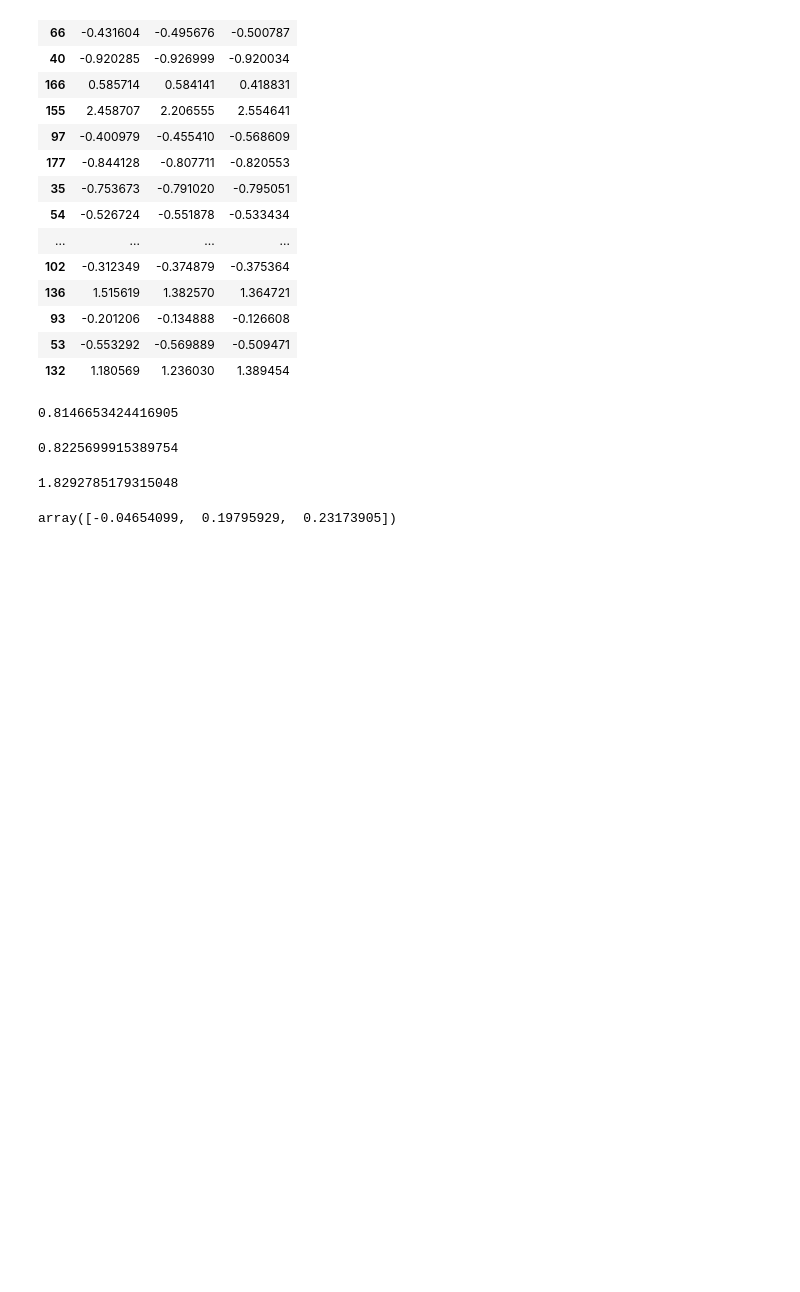
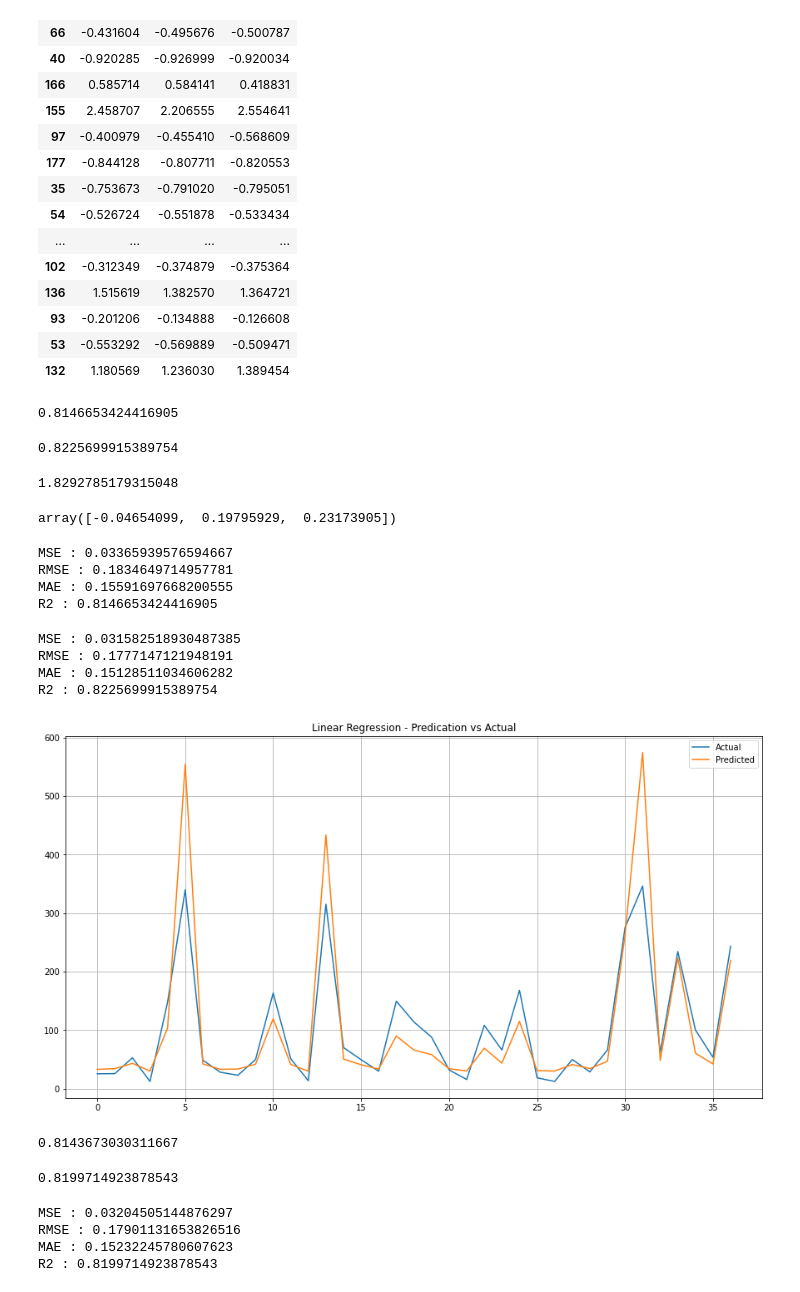
Before and after one commit to prav87654/Regression-YesBank-Stock-Prediction, a Jupyter notebook: Yes_Bank_Stock_Prediction(Praveen_S)_Regression_model.ipynb, the cells around one changed output. Cells and saved outputs as stored; diff of their text form; code cells hidden in the pictures; blank space fills up the shorter version.

```diff
--- a/Yes_Bank_Stock_Prediction(Praveen_S)_Regression_model.ipynb
+++ b/Yes_Bank_Stock_Prediction(Praveen_S)_Regression_model.ipynb
@@ -334,3 +334,54 @@ reg.intercept_
 reg.coef_
 # %% [output]
 array([-0.04654099,  0.19795929,  0.23173905])
+# %%
+# Train Performance
+
+# Evaluation Metrics of the Trained model
+print("MSE :",mean_squared_error(y_train, y_train_pred))
+print("RMSE :",math.sqrt(mean_squared_error(y_train, y_train_pred)))
+print("MAE :",mean_absolute_error(y_train, y_train_pred))
+print("R2 :",r2_score(y_train, y_train_pred))
+# %% [output]
+MSE : 0.03365939576594667
+RMSE : 0.1834649714957781
+MAE : 0.15591697668200555
+R2 : 0.8146653424416905
+# %%
+# Test Performance
+
+# Evaluation Metrics of the Tested model
+print("MSE :",mean_squared_error(y_test, y_test_pred))
+print("RMSE :",math.sqrt(mean_squared_error(y_test, y_test_pred)))
+print("MAE :",mean_absolute_error(y_test, y_test_pred))
+print("R2 :",r2_score(y_test, y_test_pred))
+# %% [output]
+MSE : 0.031582518930487385
+RMSE : 0.1777147121948191
+MAE : 0.15128511034606282
+R2 : 0.8225699915389754
+# %%
+# Linear Regression Plotting Prediction over Actual
+
+# Defining the size of the graph
+plt.figure(figsize=(15,8))
+
+#Plotting line plot of the Prediction model
+plt.plot(10**(np.array(y_test)))
+
+#Plotting line plot of the Actual model
+plt.plot(10**(y_test_pred))
+
+# Defining the title of the graph
+plt.title('Linear Regression - Predication vs Actual')
+
+# Defining the legend title
+plt.legend(['Actual','Predicted'])
+
+# Defining the grid lines
+plt.grid()
+
+#Displaying the gragh
+plt.show()
+# %% [output]
+[figure, added]
@@ -336,0 +397,9 @@ array([-0.04654099,  0.19795929,  0.23173905])
+# %%
+# Checking the Lasso train model accuracy
+lasso.score(X_train,y_train)
+# %% [output]
+0.8143673030311667
+# %%
+lasso.score(X_test,y_test)
+# %% [output]
+0.8199714923878543
@@ -336,0 +409,13 @@ array([-0.04654099,  0.19795929,  0.23173905])
+# %%
+# Test Performance
+
+# Evaluation Metrics of the Predicted Lasso model
+print("MSE :",mean_squared_error(y_test,y_lasso_pred))
+print("RMSE :",math.sqrt(mean_squared_error(y_test, y_lasso_pred)))
+print("MAE :",mean_absolute_error(y_test, y_lasso_pred))
+print("R2 :",r2_score(y_test, y_lasso_pred))
+# %% [output]
+MSE : 0.03204505144876297
+RMSE : 0.17901131653826516
+MAE : 0.15232245780607623
+R2 : 0.8199714923878543
```
Also changed, not shown: parts of 6 cells of this notebook.
